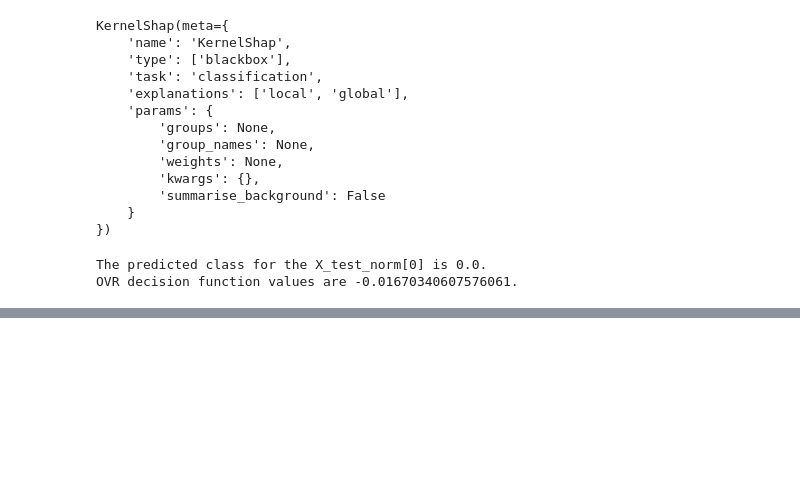
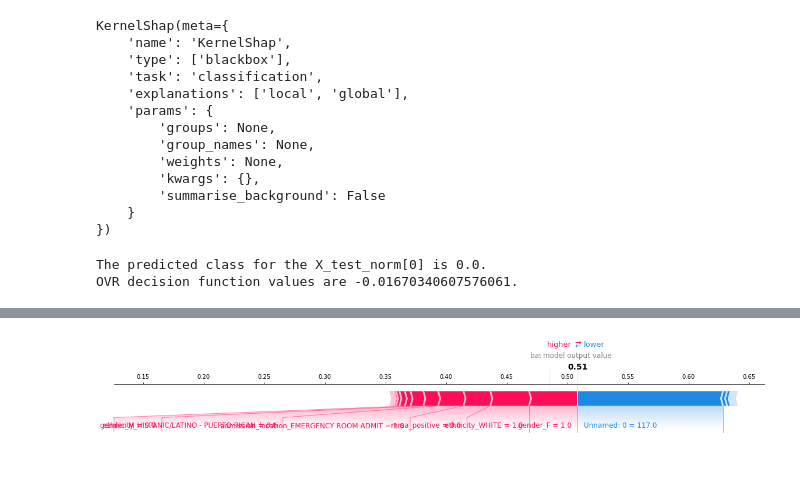
Before and after one commit to isabelizimm/hai-project, a Jupyter notebook: notebooks/04-model-explainability.ipynb, the cells around one changed output, grey strips where cells are left out. Cells and saved outputs as stored; diff of their text form; code cells hidden in the pictures; blank space fills up the shorter version.

Commit message:
updating js compatibility for SHAP graphs

```diff
--- a/notebooks/04-model-explainability.ipynb
+++ b/notebooks/04-model-explainability.ipynb
@@ -9,16 +9,16 @@ import sklearn
 
 pt_info_clean = pd.read_csv("../data/interim/pt_info_clean.csv")
 # %%
-import numpy as np
+#import numpy as np
 
 # change to numpy arrays in order to interact with CEM
-pt_info_array = np.asarray(pt_info_clean)
+#pt_info_array = np.asarray(pt_info_clean)
 
-from sklearn import model_selection
-x_train, x_test, y_train, y_test = model_selection.train_test_split(pt_info_array,
-                                                                    pt_info_array[:,2], #mrsa positive
-                                                                    test_size=0.2,
-                                                                    random_state=430)
+#from sklearn import model_selection
+#x_train, x_test, y_train, y_test = model_selection.train_test_split(pt_info_array,
+#                                                                    pt_info_array[:,2], #mrsa positive
+#                                                                    test_size=0.2,
+#                                                                    random_state=430)
 # %%
 from sklearn import model_selection
 
@@ -188,6 +188,7 @@ The predicted class for the X_test_norm[0] is 0.0.
 OVR decision function values are -0.01670340607576061.
 # %%
 import shap
+
 shap.initjs()
 
 shap.force_plot(
@@ -195,6 +196,7 @@ shap.force_plot(
     shap_explanation.shap_values[class_idx][idx, :],
     instance,
     feature_names,
+    matplotlib=True
 )
 # %% [output]
 [interactive output not drawn]
@@ -201,0 +203 @@ shap.force_plot(
+[figure, added]
```
Also changed, not shown: parts of 2 cells of this notebook, 14 other files.
